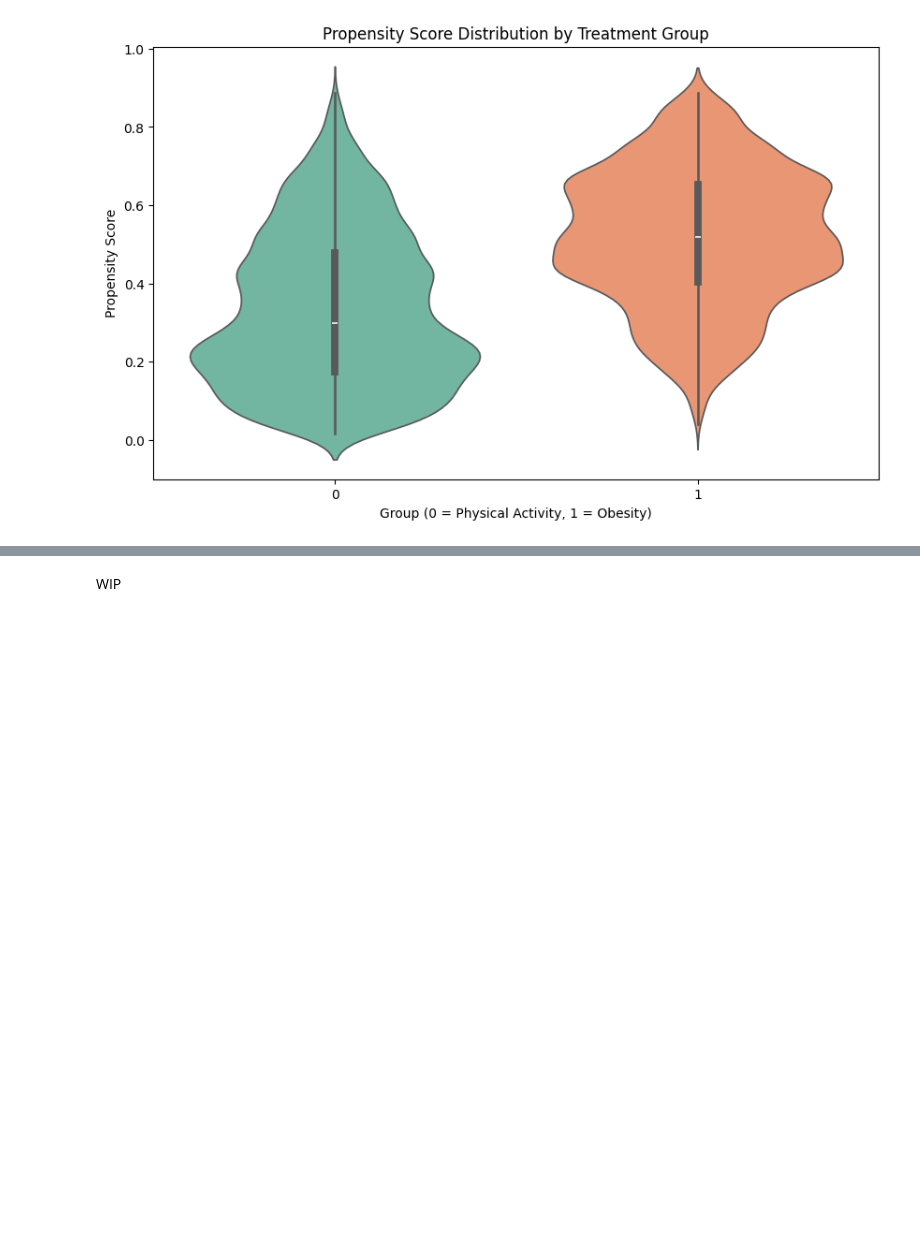
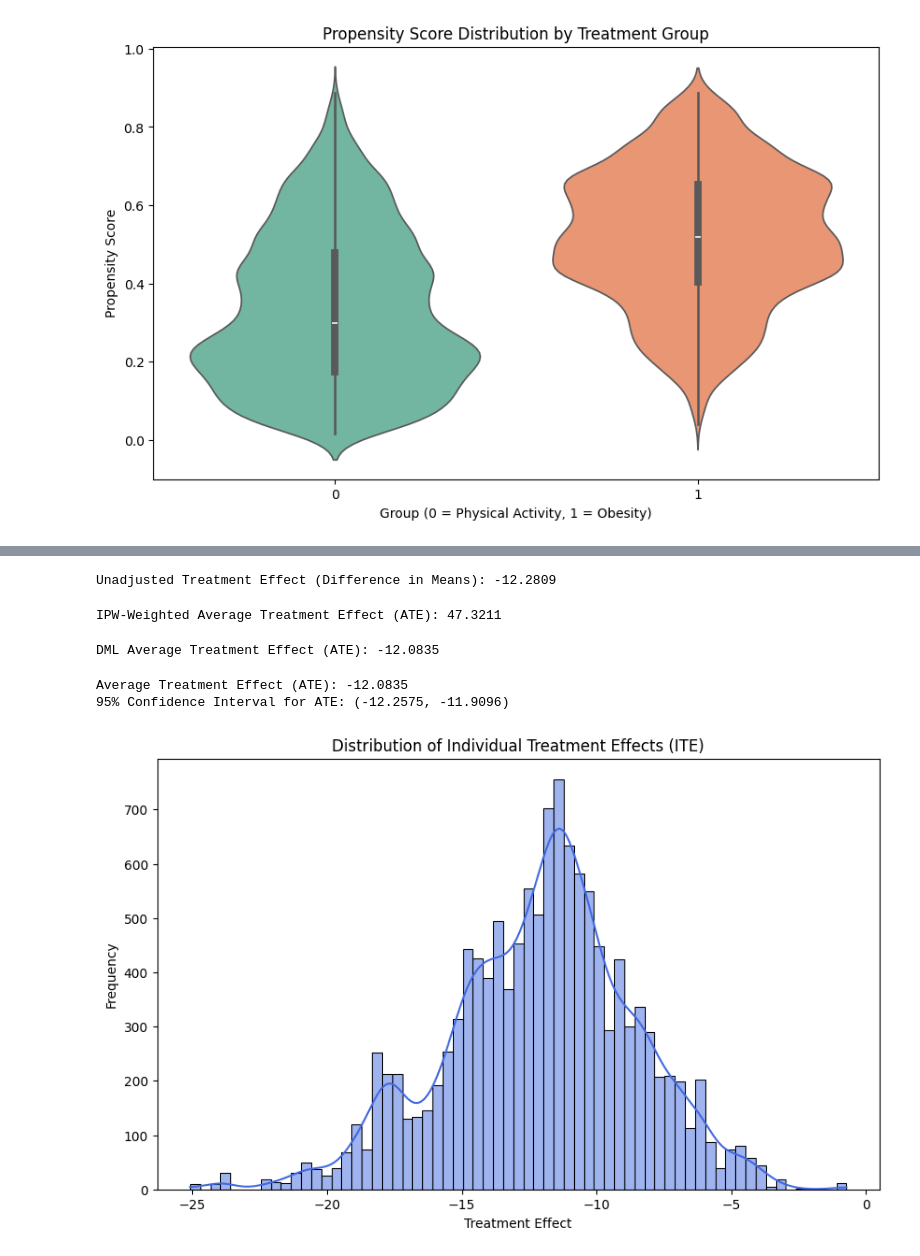
Before and after one commit to przemyslawniedziela98/causal-analysis-obesity, a Jupyter notebook: causal_analysis.ipynb, the cells around one changed output, grey strips where cells are left out. Drawn from its saved outputs; the diff is of its cells as text; code cells hidden in the pictures; blank space fills up the shorter version.

```diff
--- a/causal_analysis.ipynb
+++ b/causal_analysis.ipynb
@@ -102,2 +114,52 @@ Causal Forest
-# %% [markdown]
-WIP
+# %%
+combined_df['IPW'] = combined_df['Treatment'] / combined_df['Propensity_Score'] \
+        + (1 - combined_df['Treatment']) / (1 - combined_df['Propensity_Score'])
+
+treatment_effect = combined_df.loc[combined_df['Treatment'] == 1, 'Data_Value'].mean() \
+                 - combined_df.loc[combined_df['Treatment'] == 0, 'Data_Value'].mean()
+
+print(f"Unadjusted Treatment Effect (Difference in Means): {treatment_effect:.4f}")
+# %% [output]
+Unadjusted Treatment Effect (Difference in Means): -12.2809
+# %%
+weighted_stats = DescrStatsW(combined_df['Data_Value'], weights=combined_df['IPW'], ddof=0)
+ate_ipw = weighted_stats.mean
+print(f"IPW-Weighted Average Treatment Effect (ATE): {ate_ipw:.4f}")
+# %% [output]
+IPW-Weighted Average Treatment Effect (ATE): 47.3211
+# %%
+factors = ['Age(years)', 'Education', 'Gender', 'Income', 'Race/Ethnicity', 'LocationDesc']
+X = pd.get_dummies(combined_df[factors], drop_first=True)
+y = combined_df['Data_Value']
+treatment = combined_df['Treatment']
+
+
+dml = LinearDML(model_y=RandomForestRegressor(n_estimators=100, random_state=42),
+                model_t=RandomForestRegressor(n_estimators=100, random_state=42),
+                random_state=42)
+
+dml.fit(Y=y, T=treatment, X=X)
+treatment_effects = dml.effect(X)
+
+ate_dml = dml.ate(X)
+print(f"DML Average Treatment Effect (ATE): {ate_dml:.4f}")
+# %% [output]
+DML Average Treatment Effect (ATE): -12.0835
+# %%
+ate_dml = dml.ate(X)
+ate_dml_ci = dml.ate_interval(X, alpha=0.05)
+
+print(f"Average Treatment Effect (ATE): {ate_dml:.4f}")
+print(f"95% Confidence Interval for ATE: ({ate_dml_ci[0]:.4f}, {ate_dml_ci[1]:.4f})")
+# %% [output]
+Average Treatment Effect (ATE): -12.0835
+95% Confidence Interval for ATE: (-12.2575, -11.9096)
+# %%
+plt.figure(figsize=(10, 6))
+sns.histplot(treatment_effects, kde=True, color='royalblue')
+plt.title('Distribution of ITE')
+plt.xlabel('Treatment Effect')
+plt.ylabel('Frequency')
+plt.show()
+# %% [output]
+[figure, added]
```
Also changed, not shown: parts of 7 cells of this notebook.
